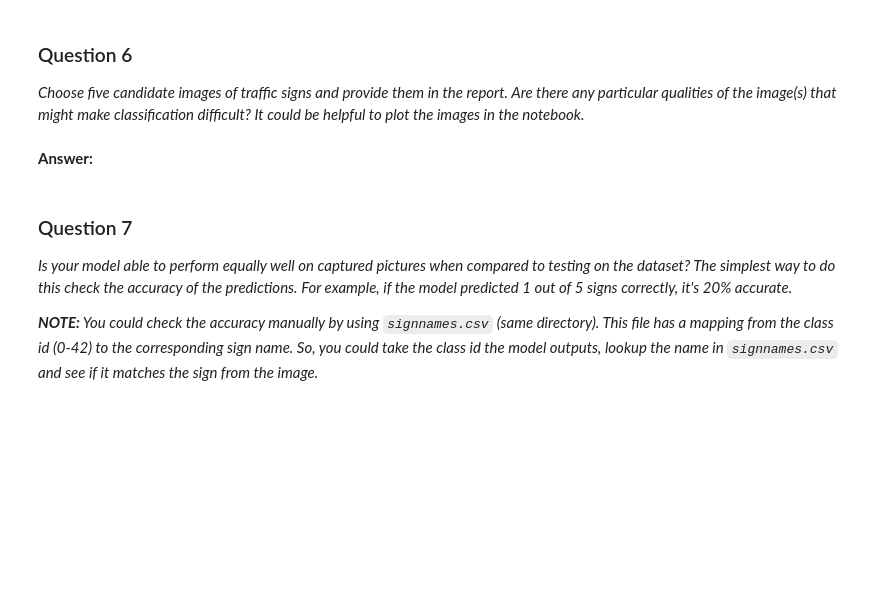
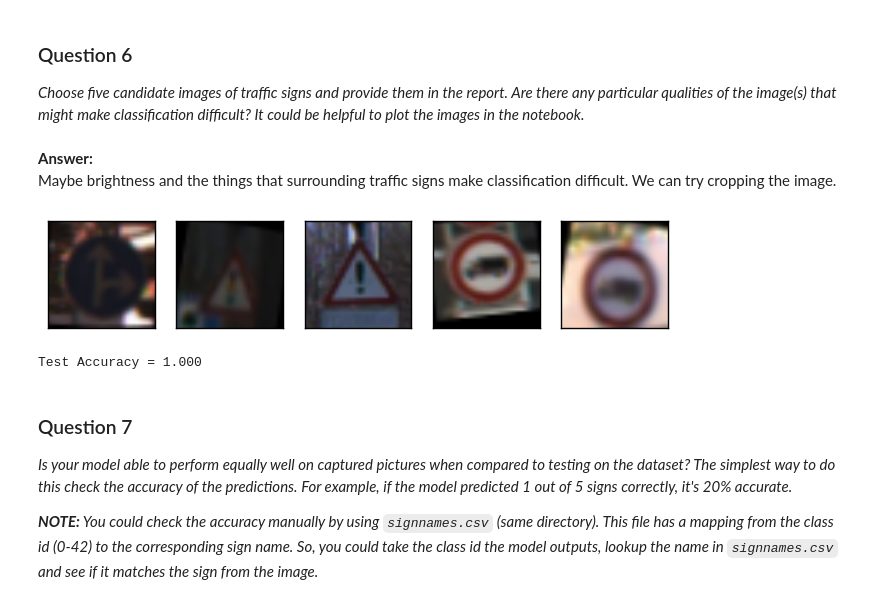
Before and after one commit to h-shib/CarND-Traffic-Sign-P2, a Jupyter notebook: Traffic_Sign_Classifier.ipynb, the cells around one changed output. Saved outputs shown, nothing was run; the diff lists cells and outputs as text; code cells hidden in the pictures; blank space fills up the shorter version.

Commit message:
Answered all questions

```diff
--- a/Traffic_Sign_Classifier.ipynb
+++ b/Traffic_Sign_Classifier.ipynb
@@ -402,5 +417,3 @@ Test Accuracy = 0.806
 ### Question 6
 
 _Choose five candidate images of traffic signs and provide them in the report. Are there any particular qualities of the image(s) that might make classification difficult? It could be helpful to plot the images in the notebook._
-# %% [markdown]
-**Answer:**
@@ -410,3 +420,35 @@ _Choose five candidate images of traffic signs and provide them in the report. A
+# %% [markdown]
+**Answer:**
+Maybe brightness and the things that surrounding traffic signs make classification difficult. We can try cropping the image.
+# %%
+### Run the predictions here.
+fig = plt.figure(figsize=(8, 15))
+idxs = [10000, 20000, 30000, 40000, 50000]
+test_images = []
+test_labels = []
+
+for i in idxs:
+    img = X_train[i]
+    test_images.append(img)
+    test_labels.append(y_train[i])
+    subplot = fig.add_subplot(1, 5, i/10000)
+    subplot.set_xticks([])
+    subplot.set_yticks([])
+    subplot.imshow(img)
+
+test_images = np.array(test_images)
+test_labels = np.array(test_labels)
+# %% [output]
+[figure, added]
+# %%
+with tf.Session() as sess:
+    loader = tf.train.import_meta_graph('lenet.meta')
+    loader.restore(sess, tf.train.latest_checkpoint('./'))
+
+    test_accuracy = sess.run(accuracy_operation, feed_dict={x: test_images, y: test_labels, keep_prob: 1.0})
+    print("Test Accuracy = {:.3f}".format(test_accuracy))
+# %% [output]
+Test Accuracy = 1.000
 # %% [markdown]
 ### Question 7
 
```
Also changed, not shown: parts of 18 cells of this notebook.
